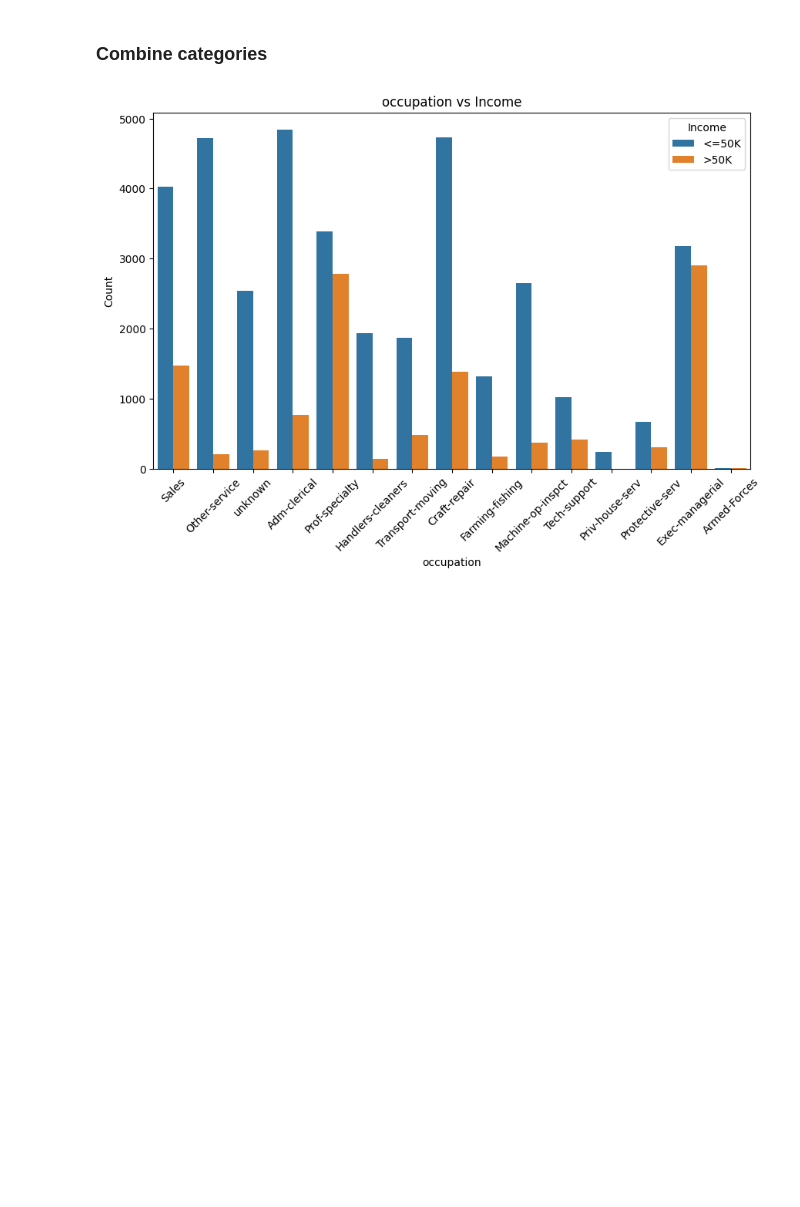
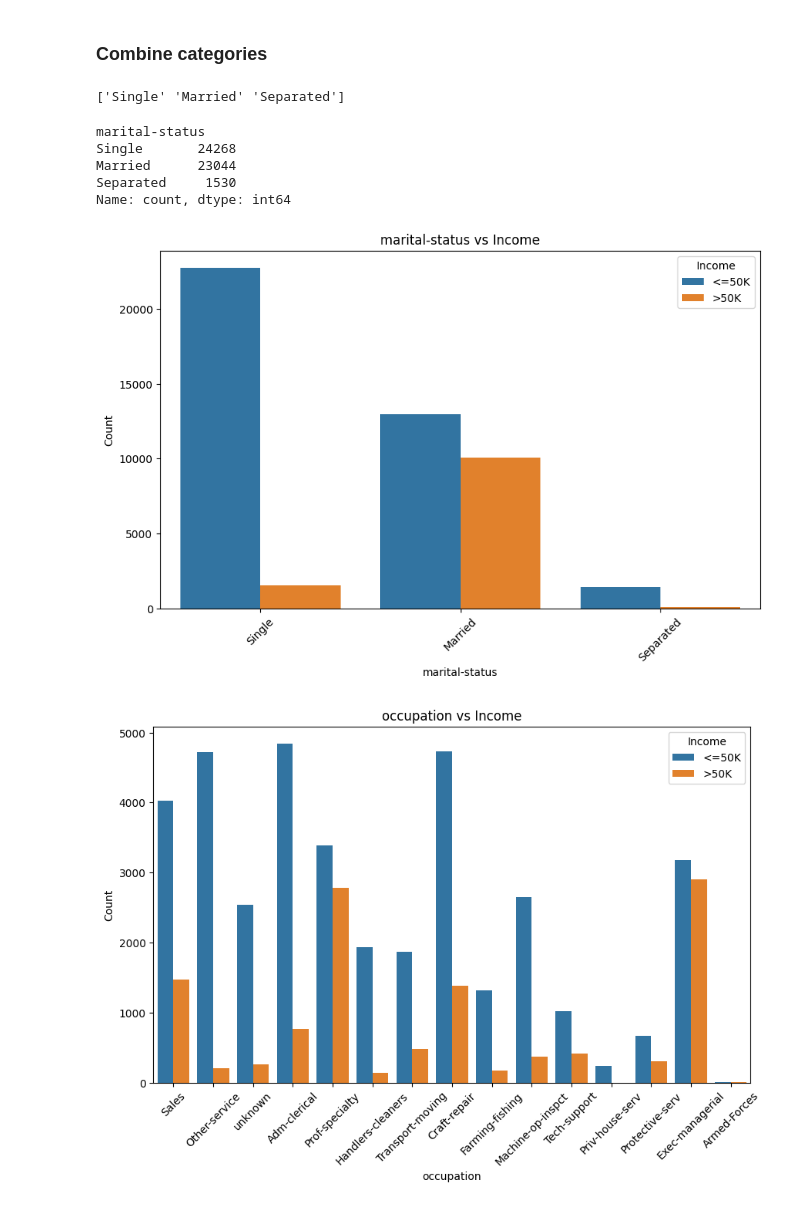
Before and after one commit to ThiseniSenethma/Prediction-of-income-per-year-based-on-Census-Data-with-Na-ve-Bayes-and-Random-Forest-Classification, a Jupyter notebook: ML_cw.ipynb, the cells around one changed output. Cells and saved outputs as stored; diff of their text form; code cells hidden in the pictures; blank space fills up the shorter version.

```diff
--- a/ML_cw.ipynb
+++ b/ML_cw.ipynb
@@ -538,5 +665,41 @@ plt.show()
 # %% [markdown]
 ### Combine categories
+# %%
+# Combine categories in the 'marital-status' attribute
+merged_data_sorted['marital-status'] = merged_data_sorted['marital-status'].replace({
+    'Married-civ-spouse': 'Married',
+    'Married-AF-spouse': 'Married',
+    'Married-spouse-absent': 'Married',
+    'Divorced': 'Single',
+    'Separated': 'Separated',
+    'Widowed': 'Single',
+    'Never-married': 'Single'
+})
+
+# Check the unique values after combining categories
+print(merged_data_sorted['marital-status'].unique())
+# %% [output]
+['Single' 'Married' 'Separated']
+# %%
+merged_data_sorted['marital-status'].value_counts()
+# %% [output]
+marital-status
+Single       24268
+Married      23044
+Separated     1530
+Name: count, dtype: int64
+# %%
+# Plot marital-status vs income
+plt.figure(figsize=(10, 6))
+sns.countplot(x='marital-status', hue='income', data=merged_data_sorted)
+plt.title('marital-status vs Income')
+plt.xlabel('marital-status')
+plt.ylabel('Count')
+plt.xticks(rotation=45)
+plt.legend(title='Income')
+plt.show()
+# %% [output]
+[figure, added]
 # %%
 # Plot occupation vs income
 plt.figure(figsize=(10, 6))
```
Also changed, not shown: parts of 31 cells of this notebook.
